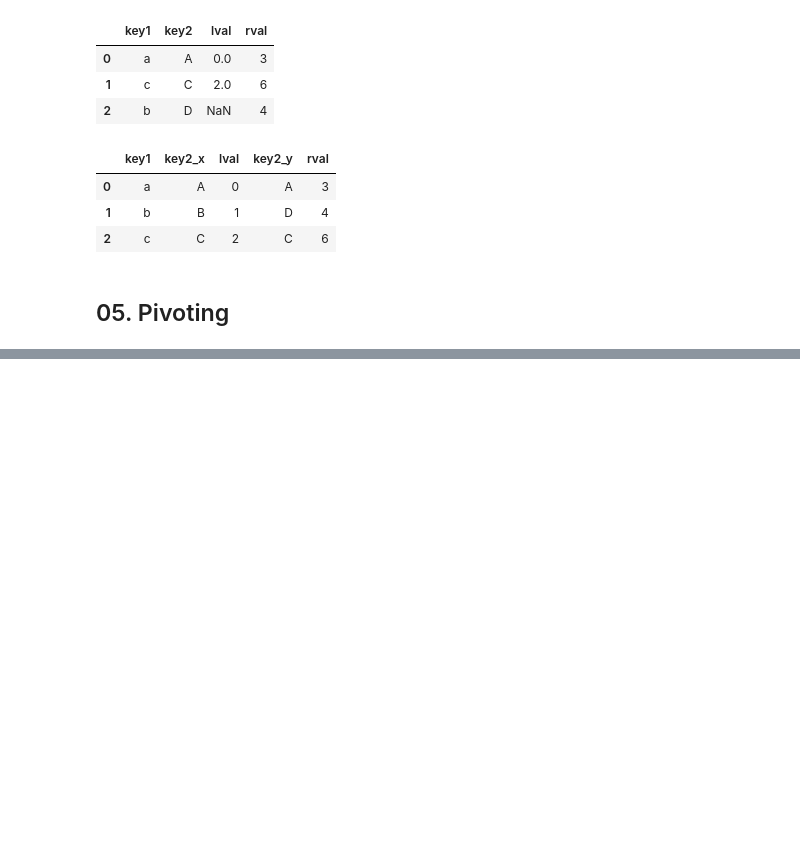
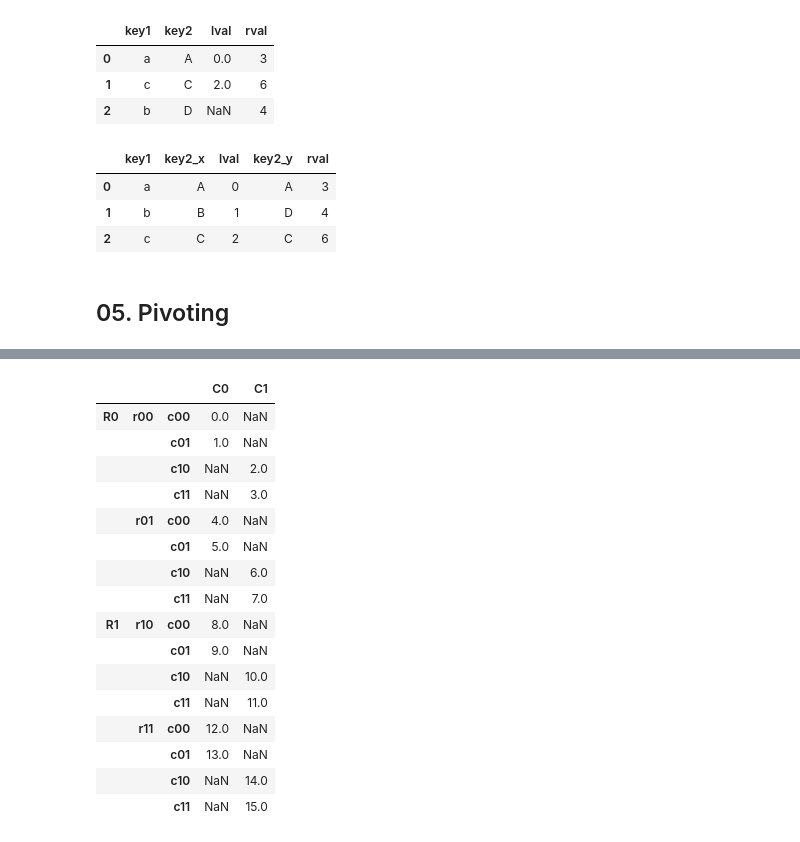
Before and after one commit to Bornatch/EPFL, a Jupyter notebook: ML/Cours2/02_04_Manipulating the data.pynb.ipynb, the cells around one changed output, grey strips where cells are left out. Cells and saved outputs as stored; diff of their text form; code cells hidden in the pictures; blank space fills up the shorter version.

```diff
--- a/ML/Cours2/02_04_Manipulating the data.pynb.ipynb
+++ b/ML/Cours2/02_04_Manipulating the data.pynb.ipynb
@@ -315,0 +458,14 @@ pd.merge(left,right, on='key1', how='outer')
+# %%
+#define the MultiIndex for the rows
+row_levels = [['R0','R1'], ['r00', 'r01', 'r10', 'r11']]
+row_labels = [[0,0,1,1],[0,1,2,3]]
+row_indices = pd.MultiIndex(row_levels, row_labels)
+#define the MultiIndex for the columns
+col_levels = [['C0','C1'], ['c00', 'c01', 'c10', 'c11']]
+col_labels = [[0,0,1,1],[0,1,2,3]]
+col_indices = pd.MultiIndex(col_levels, col_labels)
+#define the data
+data = np.arange(16).reshape(4,4)
+#create the dataframe
+df = pd.DataFrame(data, index=row_indices, columns=col_indices)
+df
@@ -315,0 +479,20 @@ pd.merge(left,right, on='key1', how='outer')
+# %%
+df.stack()
+# %% [output]
+|  |  |  | C0 | C1 |
+| R0 | r00 | c00 | 0.0 | NaN |
+|  |  | c01 | 1.0 | NaN |
+|  |  | c10 | NaN | 2.0 |
+|  |  | c11 | NaN | 3.0 |
+|  | r01 | c00 | 4.0 | NaN |
+|  |  | c01 | 5.0 | NaN |
+|  |  | c10 | NaN | 6.0 |
+|  |  | c11 | NaN | 7.0 |
+| R1 | r10 | c00 | 8.0 | NaN |
+|  |  | c01 | 9.0 | NaN |
+|  |  | c10 | NaN | 10.0 |
+|  |  | c11 | NaN | 11.0 |
+|  | r11 | c00 | 12.0 | NaN |
+|  |  | c01 | 13.0 | NaN |
+|  |  | c10 | NaN | 14.0 |
+|  |  | c11 | NaN | 15.0 |
```
Also changed, not shown: parts of 17 cells of this notebook, 5 other files.
